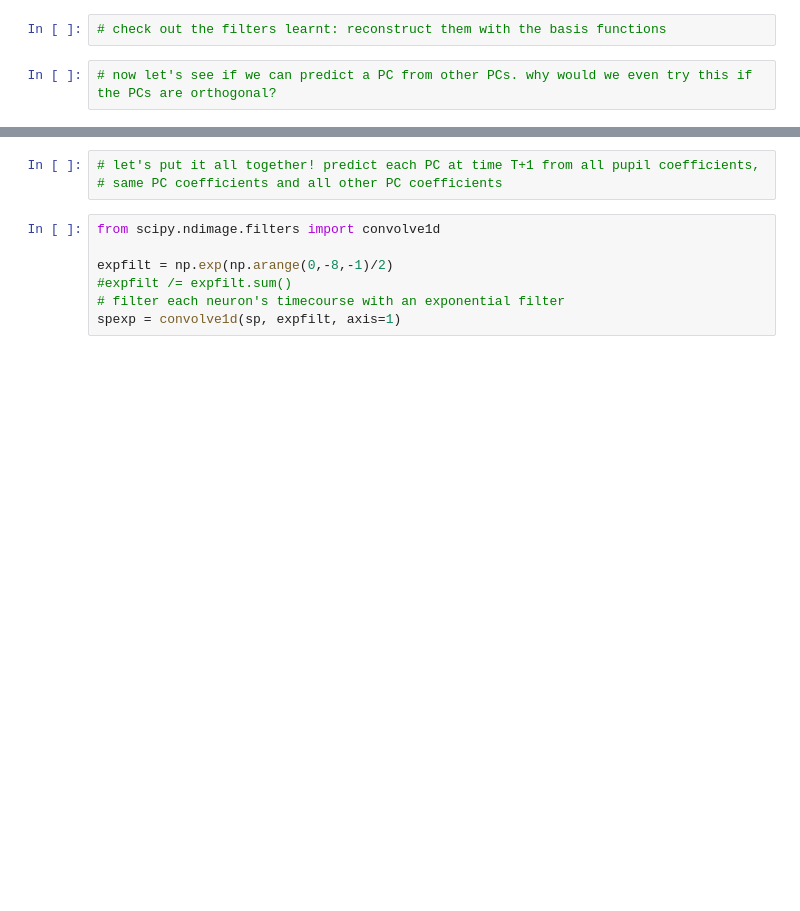
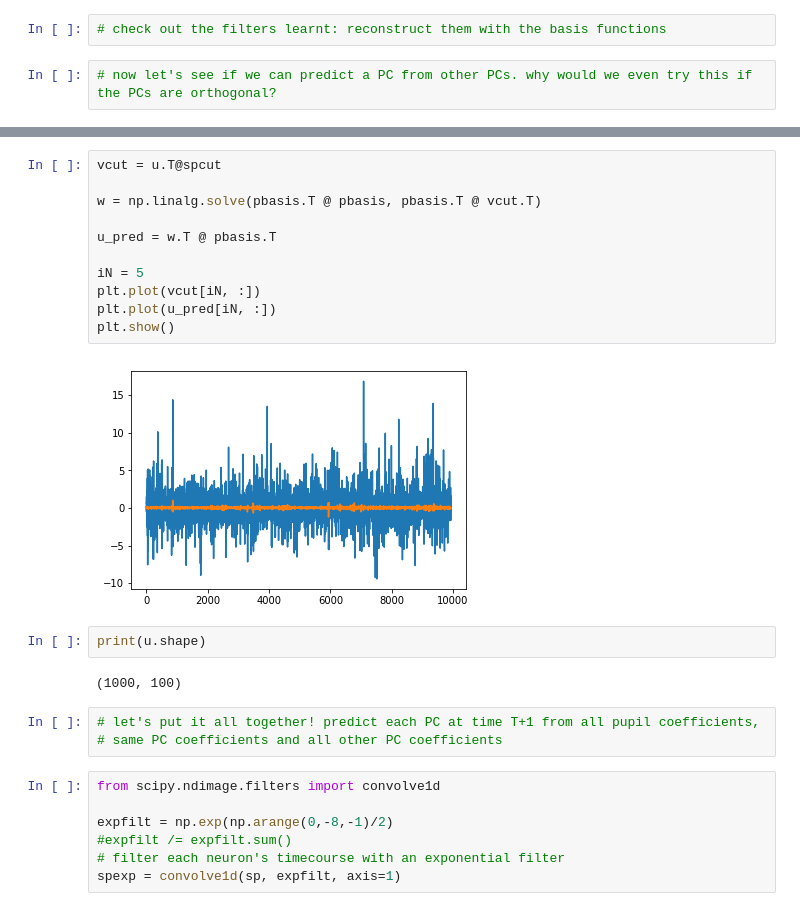
Before and after one commit to JaneliaMLCourse/JaneliaMLCourse, a Jupyter notebook: lecture_6/lecture6_tutorial.ipynb, the cells around one changed output, grey strips where cells are left out. Drawn from its saved outputs; the diff is of its cells as text; blank space fills up the shorter version.

```diff
--- a/lecture_6/lecture6_tutorial.ipynb
+++ b/lecture_6/lecture6_tutorial.ipynb
@@ -247,3 +287,20 @@ variance explained is -0.00
+# %%
+vcut = u.T@spcut
+
+w = np.linalg.solve(pbasis.T @ pbasis, pbasis.T @ vcut.T)
+
+u_pred = w.T @ pbasis.T
+
+iN = 5
+plt.plot(vcut[iN, :])
+plt.plot(u_pred[iN, :])
+plt.show()
+# %% [output]
+[figure, added]
+# %%
+print(u.shape)
+# %% [output]
+(1000, 100)
 # %%
 # let's put it all together! predict each PC at time T+1 from all pupil coefficients,
 # same PC coefficients and all other PC coefficients
```
Also changed, not shown: parts of 4 cells of this notebook.
